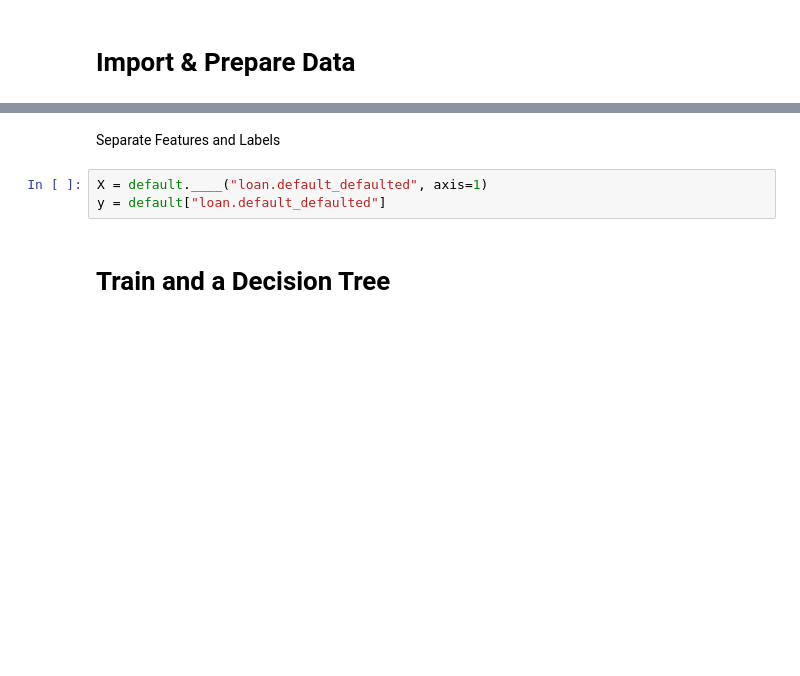
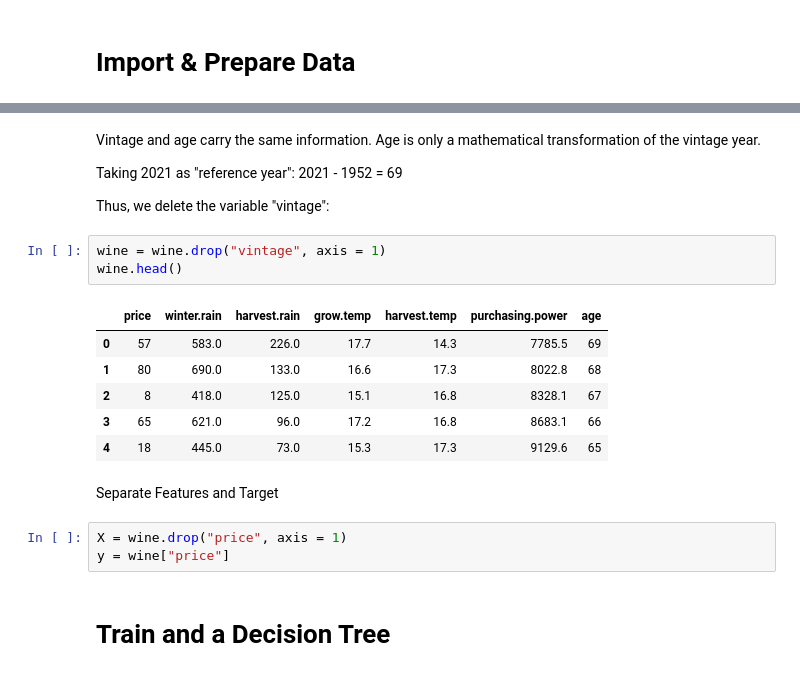
Before and after one commit to casbdai/unboxing_sessions, a Jupyter notebook: Recap_Regression_COMPLETED.ipynb, the cells around one changed output, grey strips where cells are left out. Cells and saved outputs as stored; diff of their text form; blank space fills up the shorter version.

```diff
--- a/Recap_Regression_COMPLETED.ipynb
+++ b/Recap_Regression_COMPLETED.ipynb
@@ -27,8 +41,24 @@ default.info()
+# %% [markdown]
+Vintage and age carry the same information. Age is only a mathematical transformation of the vintage year.
+
+Taking 2021 as "reference year": 2021 - 1952 = 69
+
+Thus, we delete the variable "vintage":
+# %%
+wine = wine.drop("vintage", axis = 1)
+wine.head()
+# %% [output]
+|  | price | winter.rain | harvest.rain | grow.temp | harvest.temp | purchasing.power | age |
+| 0 | 57 | 583.0 | 226.0 | 17.7 | 14.3 | 7785.5 | 69 |
+| 1 | 80 | 690.0 | 133.0 | 16.6 | 17.3 | 8022.8 | 68 |
+| 2 | 8 | 418.0 | 125.0 | 15.1 | 16.8 | 8328.1 | 67 |
+| 3 | 65 | 621.0 | 96.0 | 17.2 | 16.8 | 8683.1 | 66 |
+| 4 | 18 | 445.0 | 73.0 | 15.3 | 17.3 | 9129.6 | 65 |
 # %% [markdown]
-Separate Features and Labels
+Separate Features and Target
-# %%
-X = default.____("loan.default_defaulted", axis=1)
-y = default["loan.default_defaulted"]
+# %%
+X = wine.drop("price", axis = 1)
+y = wine["price"]
 # %% [markdown]
 # Train and a Decision Tree
 # %% [markdown]
```
Also changed, not shown: parts of 51 cells of this notebook.
